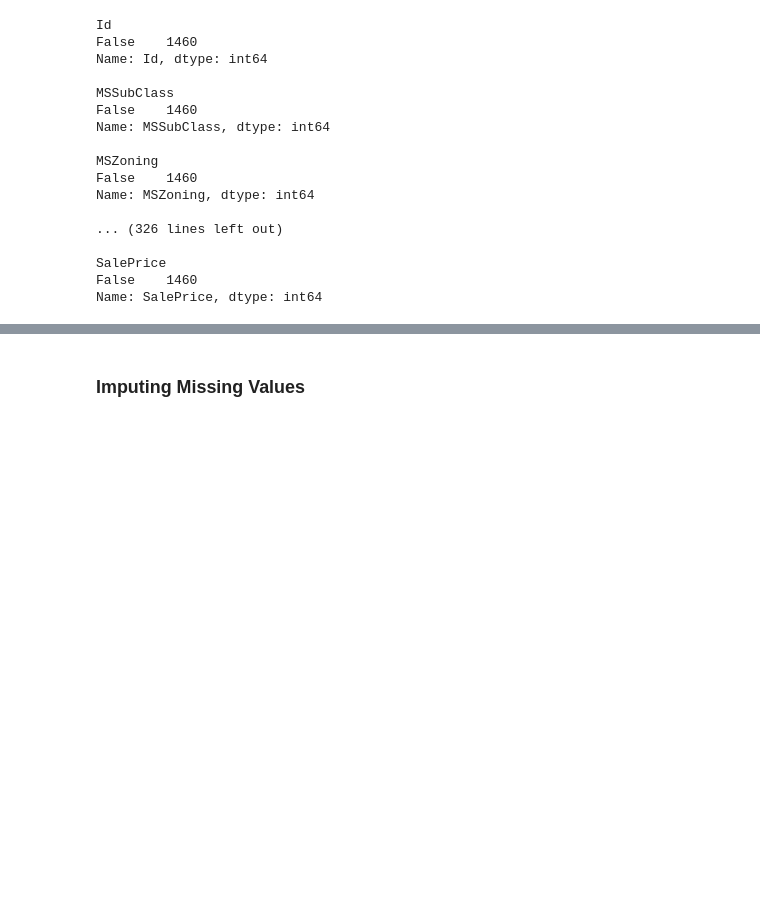
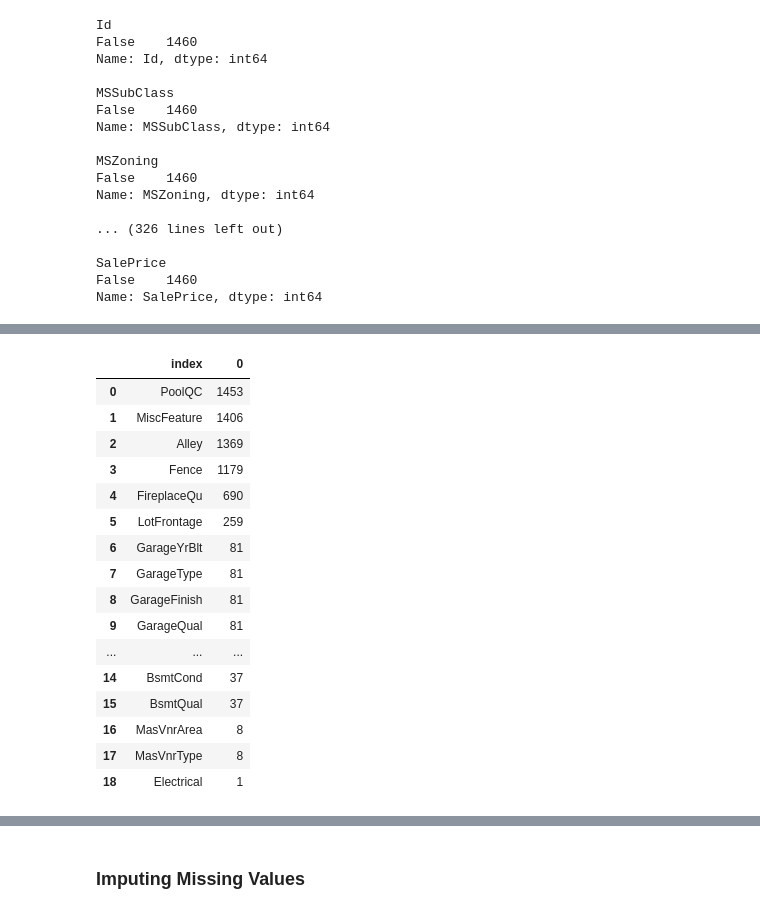
Before and after one commit to Muhliscm/-66daysofdata, a Jupyter notebook: Python/30052021 Housing data Kaggle/House_price_prediction_kaggle.ipynb, the cells around one changed output, grey strips where cells are left out. Cells and saved outputs as stored; diff of their text form; code cells hidden in the pictures; blank space fills up the shorter version.

```diff
--- a/Python/30052021 Housing data Kaggle/House_price_prediction_kaggle.ipynb
+++ b/Python/30052021 Housing data Kaggle/House_price_prediction_kaggle.ipynb
@@ -233,0 +160,4 @@ memory usage: 924.0+ KB
+# %%
+# Setting number of rows and columns need to be show as dataframe
+pd.set_option('display.max_columns', None)
+pd.set_option('display.max_rows', 500)
@@ -292,0 +242,22 @@ Name: SalePrice, dtype: int64
+# %%
+#making null value data frame
+null_df = train_df.isnull().sum()[train_df.isnull().sum() > 0].sort_values(ascending = False).reset_index()
+null_df
+# %% [output]
+|  | index | 0 |
+| 0 | PoolQC | 1453 |
+| 1 | MiscFeature | 1406 |
+| 2 | Alley | 1369 |
+| 3 | Fence | 1179 |
+| 4 | FireplaceQu | 690 |
+| 5 | LotFrontage | 259 |
+| 6 | GarageYrBlt | 81 |
+| 7 | GarageType | 81 |
+| 8 | GarageFinish | 81 |
+| 9 | GarageQual | 81 |
+| ... | ... | ... |
+| 14 | BsmtCond | 37 |
+| 15 | BsmtQual | 37 |
+| 16 | MasVnrArea | 8 |
+| 17 | MasVnrType | 8 |
+| 18 | Electrical | 1 |
```
Also changed, not shown: parts of 49 cells of this notebook, 5 other files.
